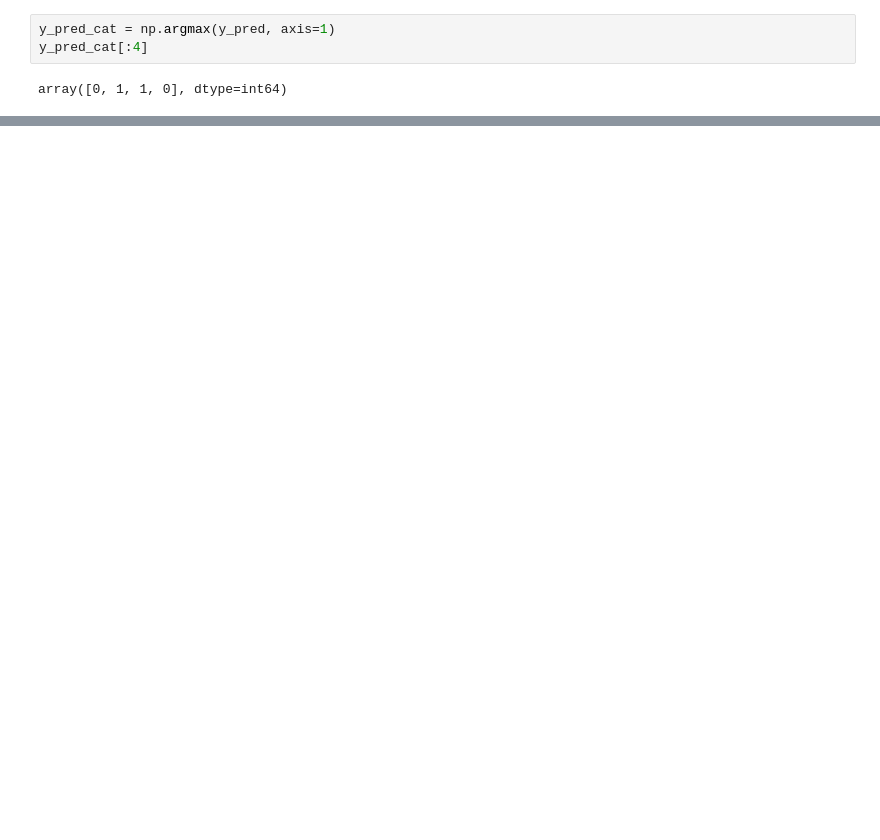
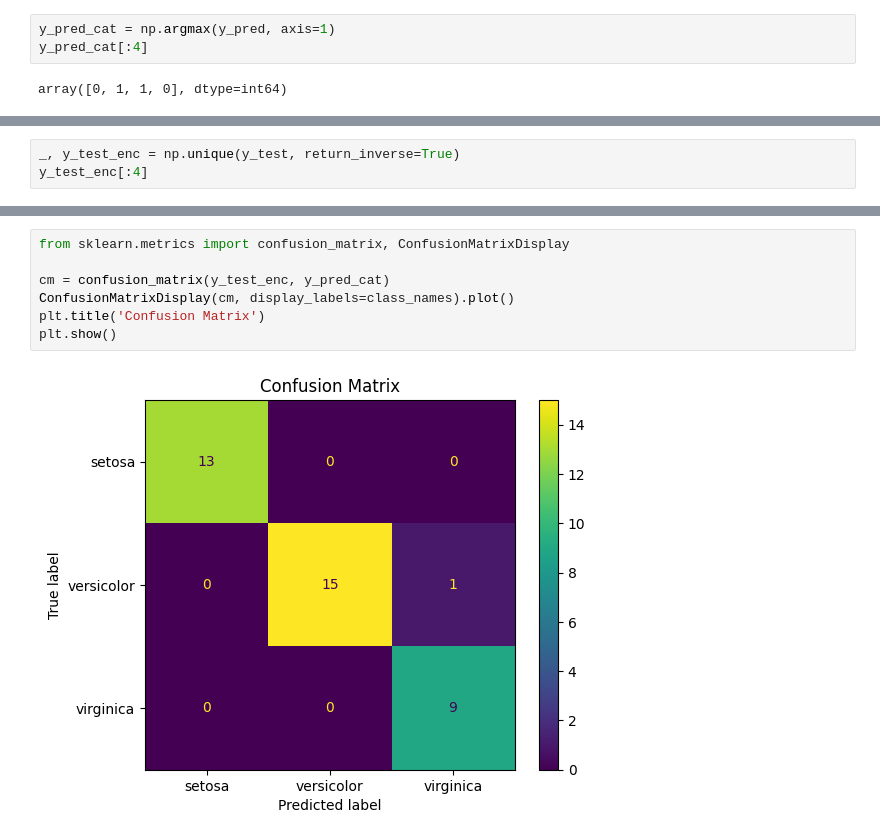
Before and after one commit to Nont18/Deep-learning-coding, a Jupyter notebook: deep_learning/ch10_TF_iris.ipynb, the cells around one changed output, grey strips where cells are left out. Drawn from its saved outputs; the diff is of its cells as text; blank space fills up the shorter version.

```diff
--- a/deep_learning/ch10_TF_iris.ipynb
+++ b/deep_learning/ch10_TF_iris.ipynb
@@ -274,0 +283,3 @@ array([0, 1, 1, 0], dtype=int64)
+# %%
+_, y_test_enc = np.unique(y_test, return_inverse=True)
+y_test_enc[:4]
@@ -274,0 +307,9 @@ array([0, 1, 1, 0], dtype=int64)
+# %%
+from sklearn.metrics import confusion_matrix, ConfusionMatrixDisplay
+
+cm = confusion_matrix(y_test_enc, y_pred_cat)
+ConfusionMatrixDisplay(cm, display_labels=class_names).plot()
+plt.title('Confusion Matrix')
+plt.show()
+# %% [output]
+[figure, added]
```
Also changed, not shown: parts of 16 cells of this notebook.
